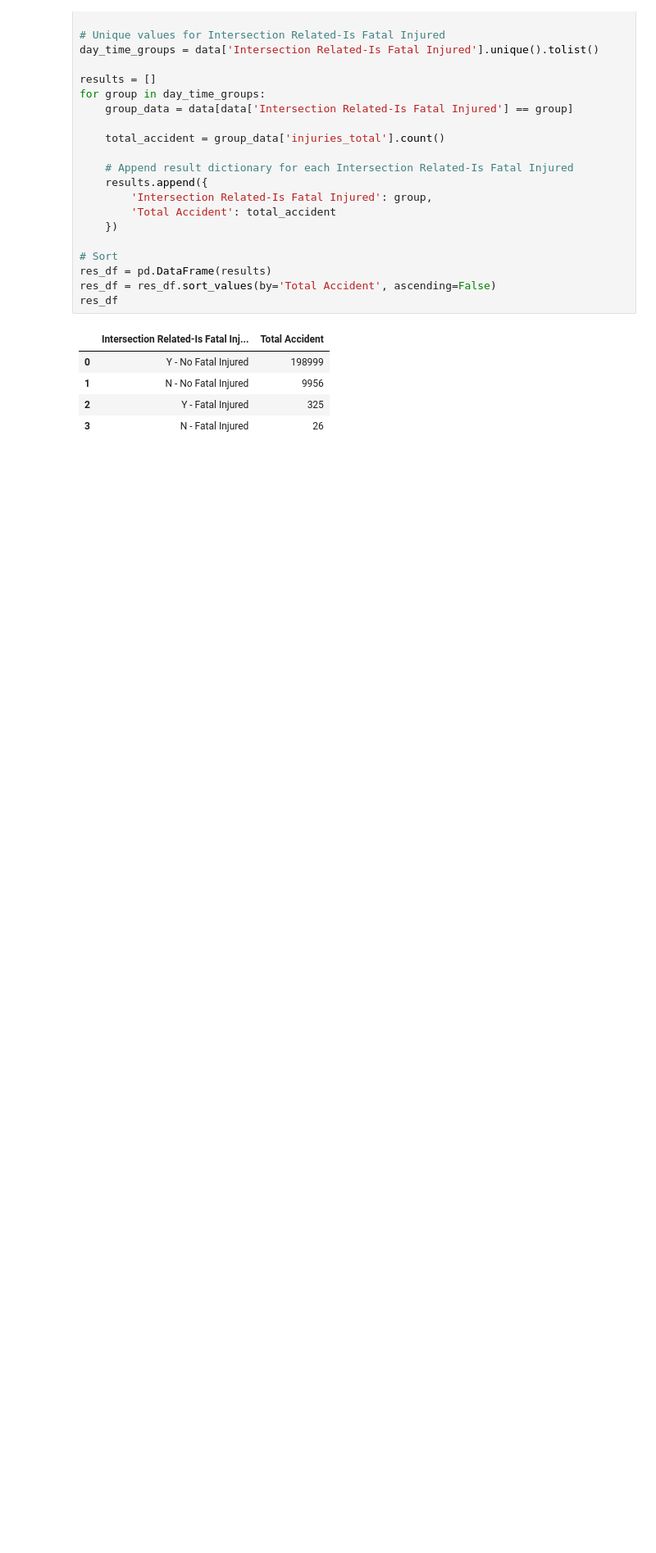
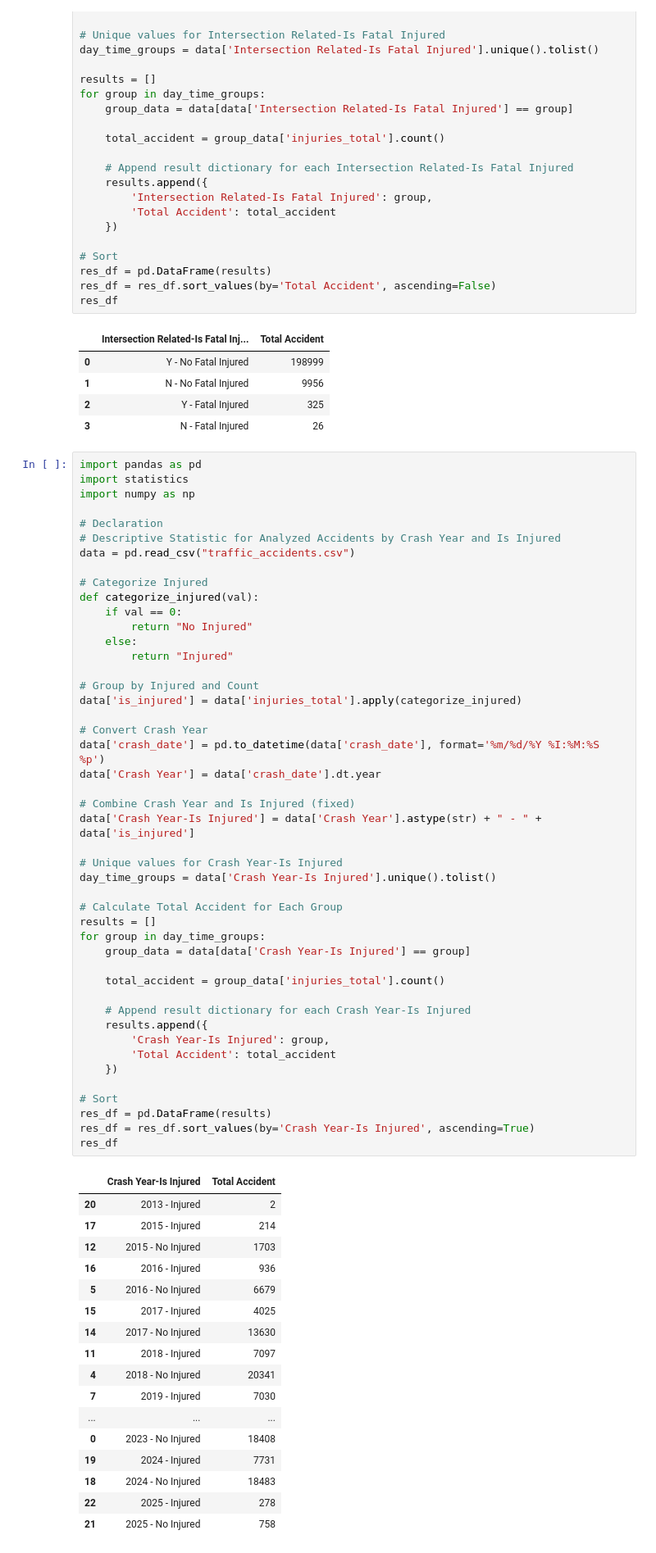
Before and after one commit to FlazeFy2/DS-Traffic_Accidents, a Jupyter notebook: descriptive statistics.ipynb, the cells around one changed output. Shown: that part at 82% size. Saved outputs shown, nothing was run; the diff lists cells and outputs as text; blank space fills up the shorter version.

Commit message:
[DS] Descriptive Statistic for Analyzed Accidents by Crash Year and Is Injured

```diff
--- a/descriptive statistics.ipynb
+++ b/descriptive statistics.ipynb
@@ -520,3 +520,67 @@ res_df
 | 1 | N - No Fatal Injured | 9956 |
 | 2 | Y - Fatal Injured | 325 |
 | 3 | N - Fatal Injured | 26 |
+# %%
+import pandas as pd
+import statistics
+import numpy as np
+
+# Declaration
+# Descriptive Statistic for Analyzed Accidents by Crash Year and Is Injured
+data = pd.read_csv("traffic_accidents.csv")
+
+# Categorize Injured
+def categorize_injured(val):
+    if val == 0:
+        return "No Injured"
+    else:
+        return "Injured"
+
+# Group by Injured and Count
+data['is_injured'] = data['injuries_total'].apply(categorize_injured)
+
+# Convert Crash Year
+data['crash_date'] = pd.to_datetime(data['crash_date'], format='%m/%d/%Y %I:%M:%S %p')
+data['Crash Year'] = data['crash_date'].dt.year
+
+# Combine Crash Year and Is Injured (fixed)
+data['Crash Year-Is Injured'] = data['Crash Year'].astype(str) + " - " + data['is_injured']
+
+# Unique values for Crash Year-Is Injured
+day_time_groups = data['Crash Year-Is Injured'].unique().tolist()
+
+# Calculate Total Accident for Each Group
+results = []
+for group in day_time_groups:
+    group_data = data[data['Crash Year-Is Injured'] == group]
+
+    total_accident = group_data['injuries_total'].count()
+
+    # Append result dictionary for each Crash Year-Is Injured
+    results.append({
+        'Crash Year-Is Injured': group,
+        'Total Accident': total_accident
+    })
+
+# Sort
+res_df = pd.DataFrame(results)
+res_df = res_df.sort_values(by='Crash Year-Is Injured', ascending=True)
+res_df
+# %% [output]
+|  | Crash Year-Is Injured | Total Accident |
+| 20 | 2013 - Injured | 2 |
+| 17 | 2015 - Injured | 214 |
+| 12 | 2015 - No Injured | 1703 |
+| 16 | 2016 - Injured | 936 |
+| 5 | 2016 - No Injured | 6679 |
+| 15 | 2017 - Injured | 4025 |
+| 14 | 2017 - No Injured | 13630 |
+| 11 | 2018 - Injured | 7097 |
+| 4 | 2018 - No Injured | 20341 |
+| 7 | 2019 - Injured | 7030 |
+| ... | ... | ... |
+| 0 | 2023 - No Injured | 18408 |
+| 19 | 2024 - Injured | 7731 |
+| 18 | 2024 - No Injured | 18483 |
+| 22 | 2025 - Injured | 278 |
+| 21 | 2025 - No Injured | 758 |
```
